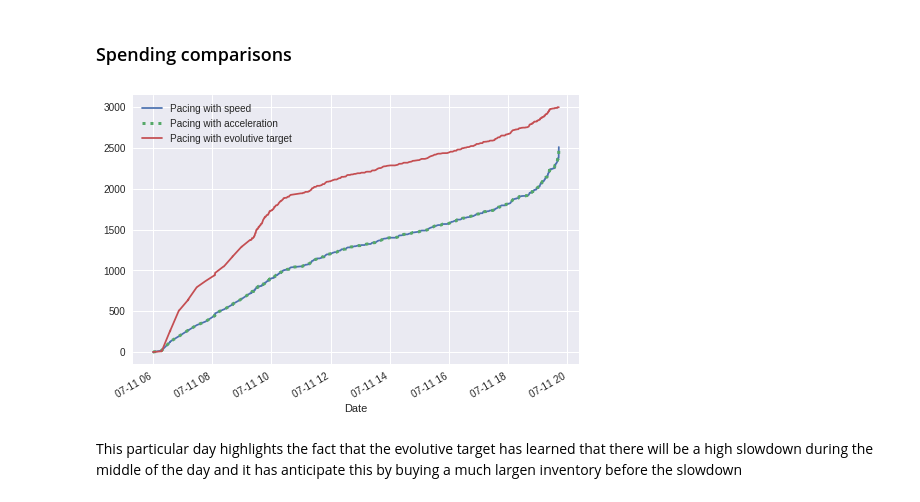
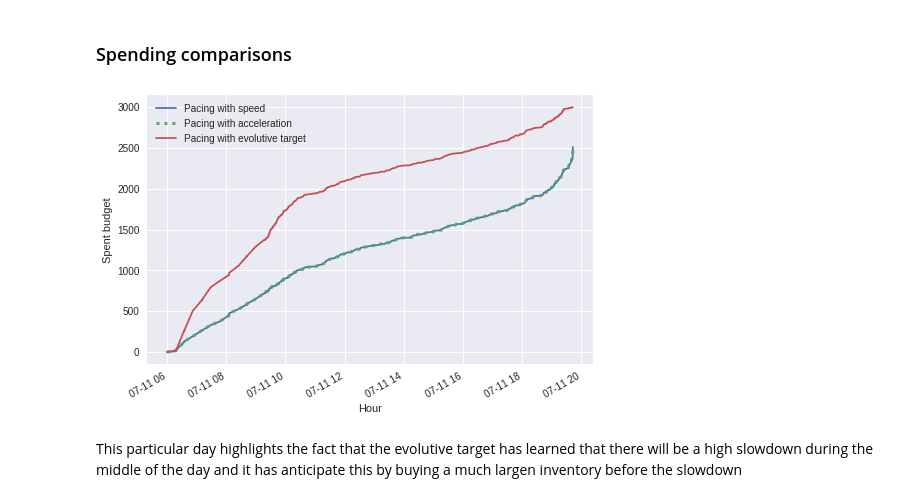
Before and after one commit to ThomasM-mecen/Displayce_internship, a Jupyter notebook: Pacing/comparison.ipynb, the cells around one changed output. Cells and saved outputs as stored; diff of their text form; code cells hidden in the pictures.

```diff
--- a/Pacing/comparison.ipynb
+++ b/Pacing/comparison.ipynb
@@ -61,10 +61,12 @@ day_ev = df_ev['2020-07-11 06:00:00':'2020-07-11 20:00:00']
 # %%
 day_vt.spent_budget.plot(label = 'Pacing with speed')
 day_at.spent_budget.plot(label = 'Pacing with acceleration', ls='dotted', lw = 3)
 day_ev.spent_budget.plot(label = 'Pacing with evolutive target')
 plt.legend()
-#plt.savefig("pacing_rb.pdf")
+plt.xlabel('Hour')
+plt.ylabel('Spent budget')
+plt.savefig("pacing_rb.pdf")
 # %% [output]
-[figure, old version]
+[figure, new version]
 # %% [markdown]
 This particular day highlights the fact that the evolutive target has learned that there will be a high slowdown during the middle of the day and it has anticipate this by buying a much largen inventory before the slowdown
```
Also changed, not shown: 4 other files.
